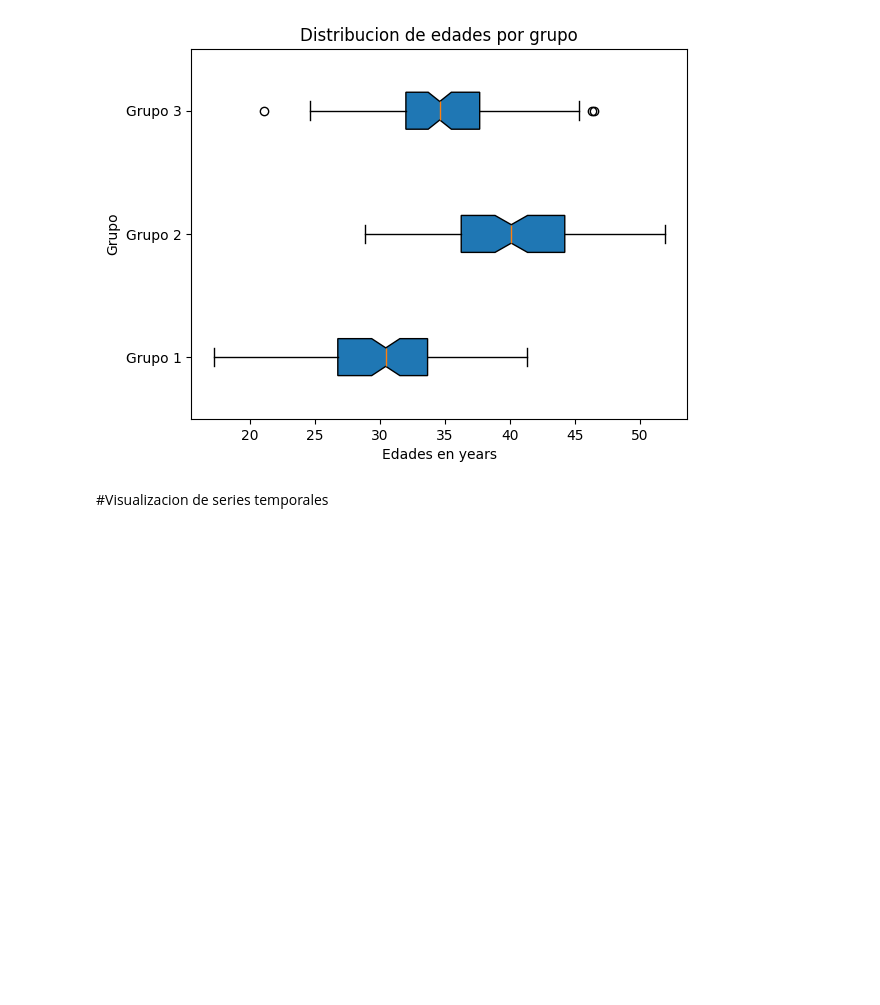
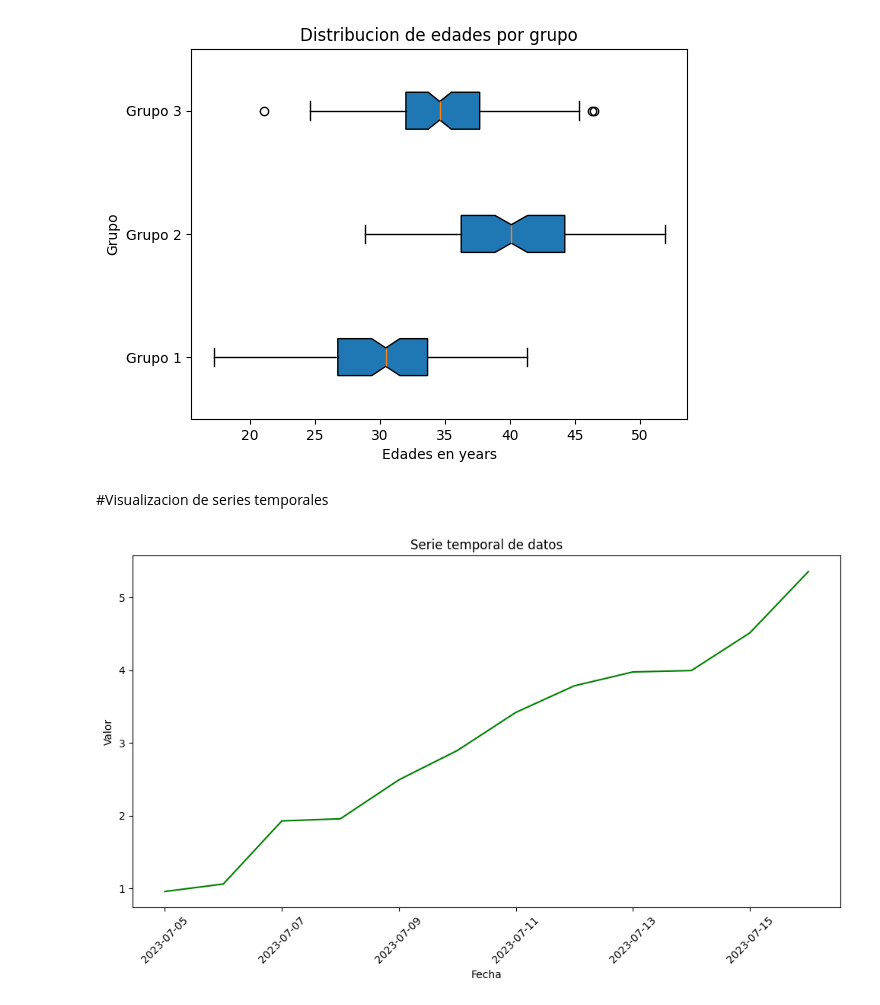
Before and after one commit to rebeca07-pedrozo/Python_ciencia_de_datos, a Jupyter notebook: pandas.ipynb, the cells around one changed output. Drawn from its saved outputs; the diff is of its cells as text; code cells hidden in the pictures; blank space fills up the shorter version.

```diff
--- a/pandas.ipynb
+++ b/pandas.ipynb
@@ -1302,3 +1302,26 @@ plt.show()
 [figure]
 # %% [markdown]
 #Visualizacion de series temporales
+# %%
+import matplotlib.pyplot as plt
+import numpy as np
+import pandas as pd
+from matplotlib.dates import DateFormatter
+
+datos = pd.date_range(start = '2023-07-05', periods=12)
+
+values = np.random.rand(12).cumsum()
+data=  pd.DataFrame({
+    'Date' : datos,
+    'Valor' : values
+})
+# %%
+fig, ax = plt.subplots(figsize=(12,6))
+ax.plot(data['Date'], data['Valor'], color='green')
+plt.xticks(rotation=45)
+plt.title('Serie temporal de datos')
+plt.xlabel('Fecha')
+plt.ylabel('Valor')
+plt.show()
+# %% [output]
+[figure, added]
```
Also changed, not shown: parts of 1 cell of this notebook.
